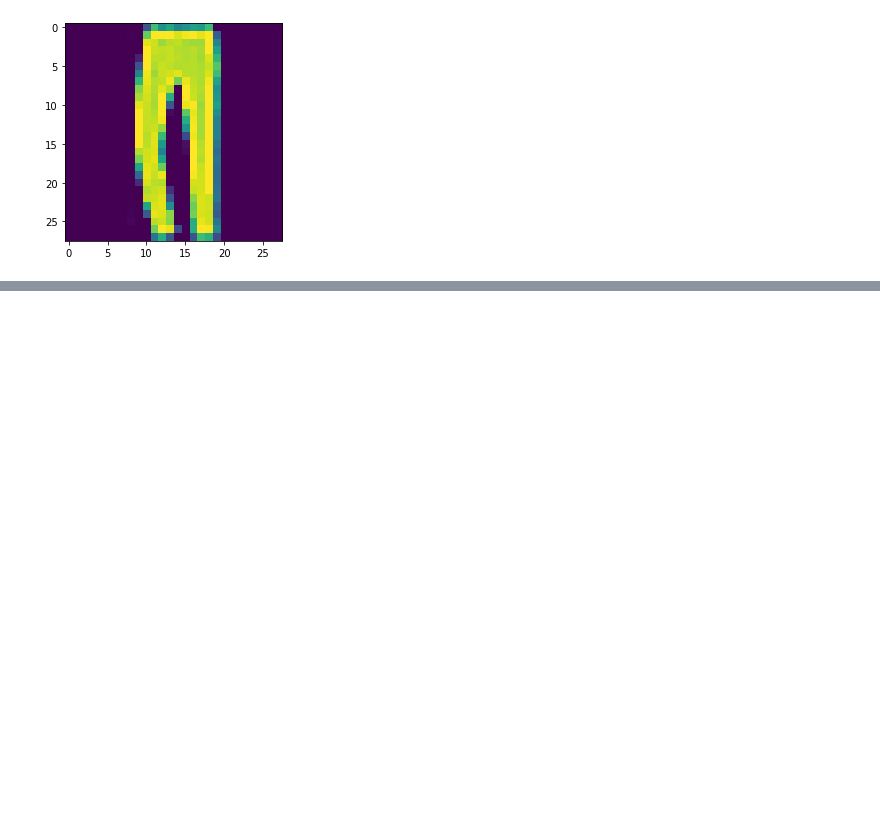
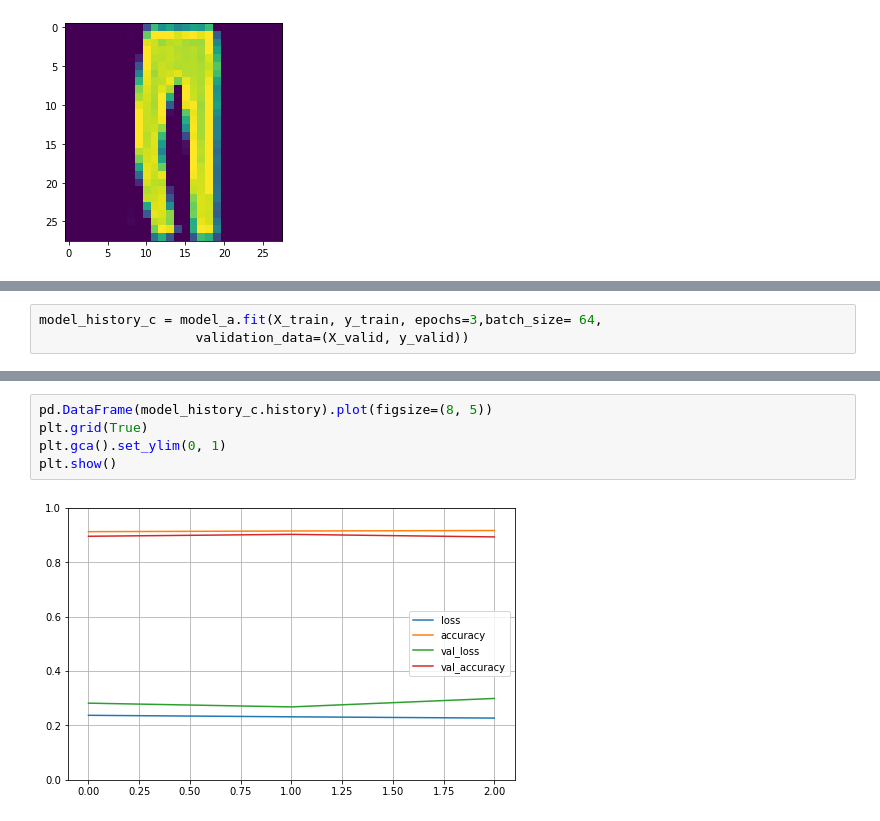
Before and after one commit to AguAcerbo/Carrera-de-Especializacion-en-IA, a Jupyter notebook: B3-Computer_Vision_2/Clase_2/02-Clase2-Con_pool_vs_sin_pool.ipynb, the cells around one changed output, grey strips where cells are left out. Drawn from its saved outputs; the diff is of its cells as text; blank space fills up the shorter version.

```diff
--- a/B3-Computer_Vision_2/Clase_2/02-Clase2-Con_pool_vs_sin_pool.ipynb
+++ b/B3-Computer_Vision_2/Clase_2/02-Clase2-Con_pool_vs_sin_pool.ipynb
@@ -202,0 +283,3 @@ ev = model_b.evaluate(X_test_n, y_test)
+# %%
+model_history_c = model_a.fit(X_train, y_train, epochs=3,batch_size= 64,
+                    validation_data=(X_valid, y_valid))
@@ -202,0 +303,7 @@ ev = model_b.evaluate(X_test_n, y_test)
+# %%
+pd.DataFrame(model_history_c.history).plot(figsize=(8, 5))
+plt.grid(True)
+plt.gca().set_ylim(0, 1)
+plt.show()
+# %% [output]
+[figure, added]
```
Also changed, not shown: parts of 17 cells of this notebook, 2 other files.
